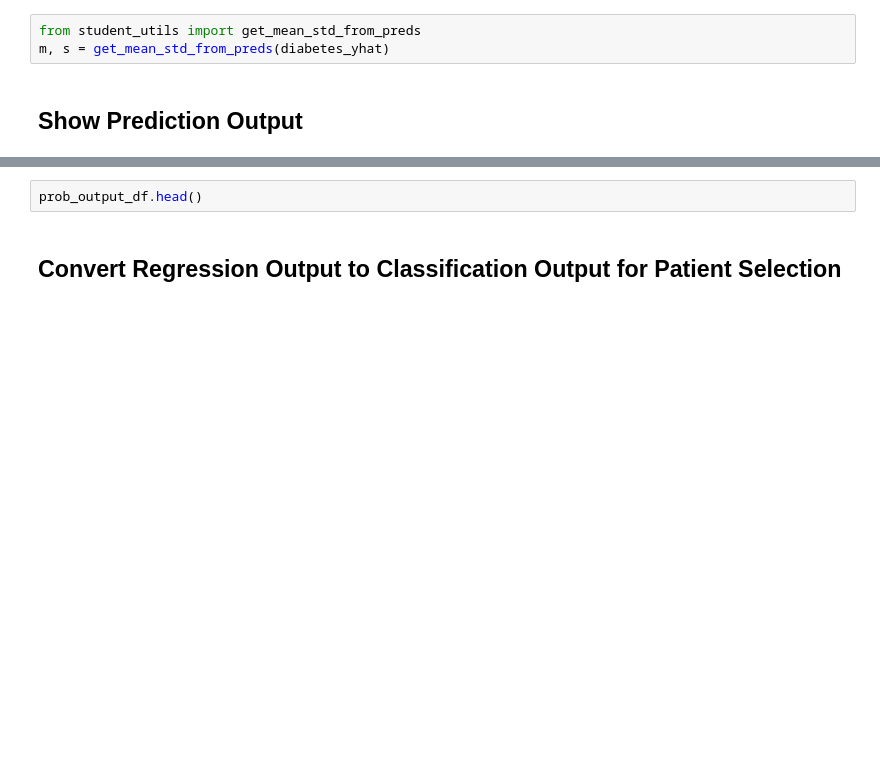
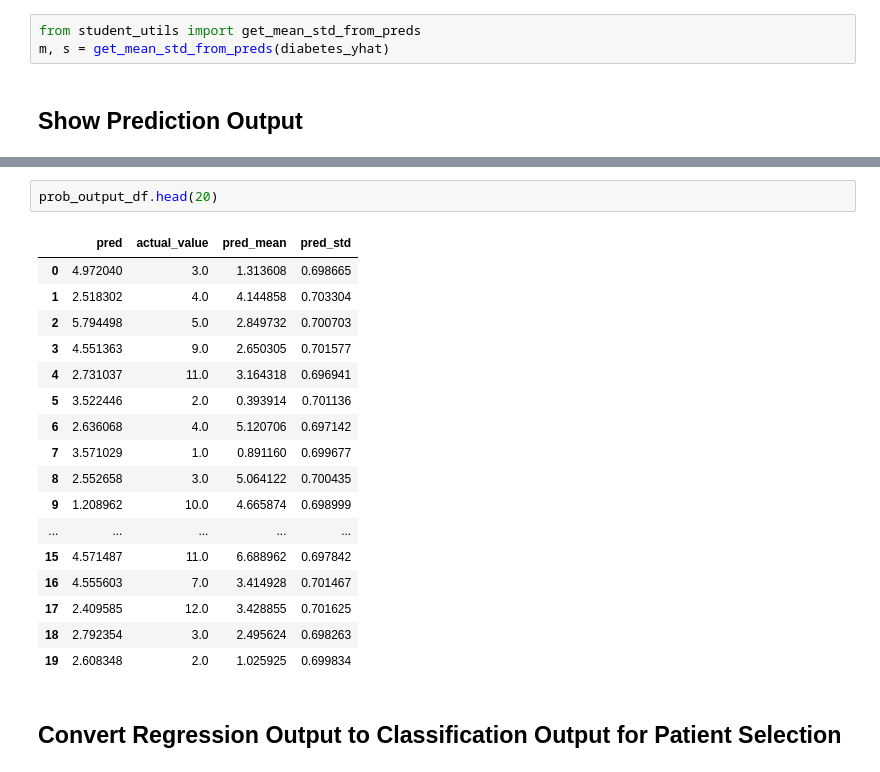
Before and after one commit to nathan-standafer/cd0372-Applying-AI-to-EHR-Data, a Jupyter notebook: project/starter_code/student_project.ipynb, the cells around one changed output, grey strips where cells are left out. Drawn from its saved outputs; the diff is of its cells as text; blank space fills up the shorter version.

```diff
--- a/project/starter_code/student_project.ipynb
+++ b/project/starter_code/student_project.ipynb
@@ -783,5 +807,23 @@ AttributeError: 'str' object has no attribute 'numpy'
 # %%
-prob_output_df.head()
+prob_output_df.head(20)
+# %% [output]
+|  | pred | actual_value | pred_mean | pred_std |
+| 0 | 4.972040 | 3.0 | 1.313608 | 0.698665 |
+| 1 | 2.518302 | 4.0 | 4.144858 | 0.703304 |
+| 2 | 5.794498 | 5.0 | 2.849732 | 0.700703 |
+| 3 | 4.551363 | 9.0 | 2.650305 | 0.701577 |
+| 4 | 2.731037 | 11.0 | 3.164318 | 0.696941 |
+| 5 | 3.522446 | 2.0 | 0.393914 | 0.701136 |
+| 6 | 2.636068 | 4.0 | 5.120706 | 0.697142 |
+| 7 | 3.571029 | 1.0 | 0.891160 | 0.699677 |
+| 8 | 2.552658 | 3.0 | 5.064122 | 0.700435 |
+| 9 | 1.208962 | 10.0 | 4.665874 | 0.698999 |
+| ... | ... | ... | ... | ... |
+| 15 | 4.571487 | 11.0 | 6.688962 | 0.697842 |
+| 16 | 4.555603 | 7.0 | 3.414928 | 0.701467 |
+| 17 | 2.409585 | 12.0 | 3.428855 | 0.701625 |
+| 18 | 2.792354 | 3.0 | 2.495624 | 0.698263 |
+| 19 | 2.608348 | 2.0 | 1.025925 | 0.699834 |
 # %% [markdown]
 ## Convert Regression Output to Classification Output for Patient Selection
 # %% [markdown]
```
Also changed, not shown: parts of 17 cells of this notebook, 1 other file.
